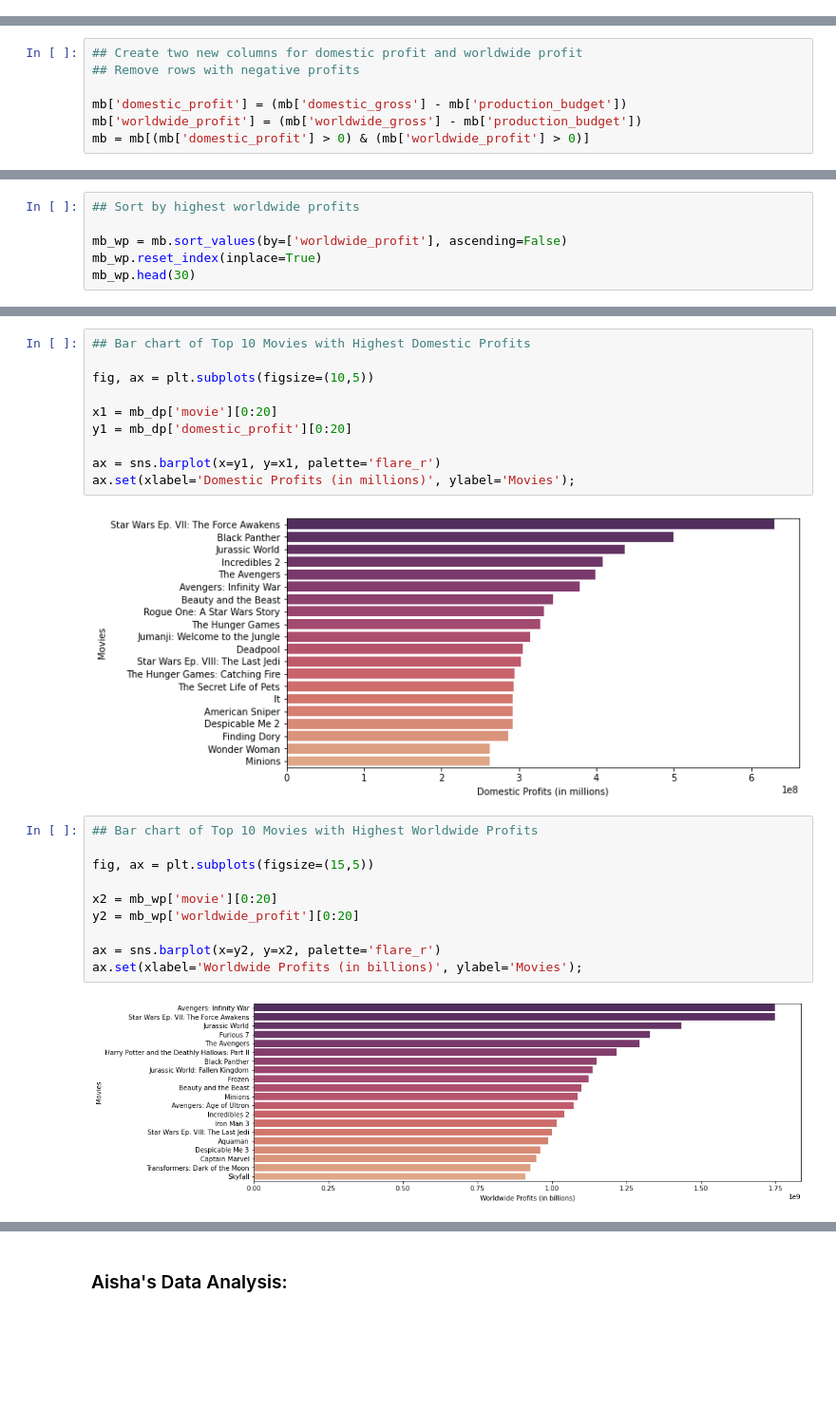
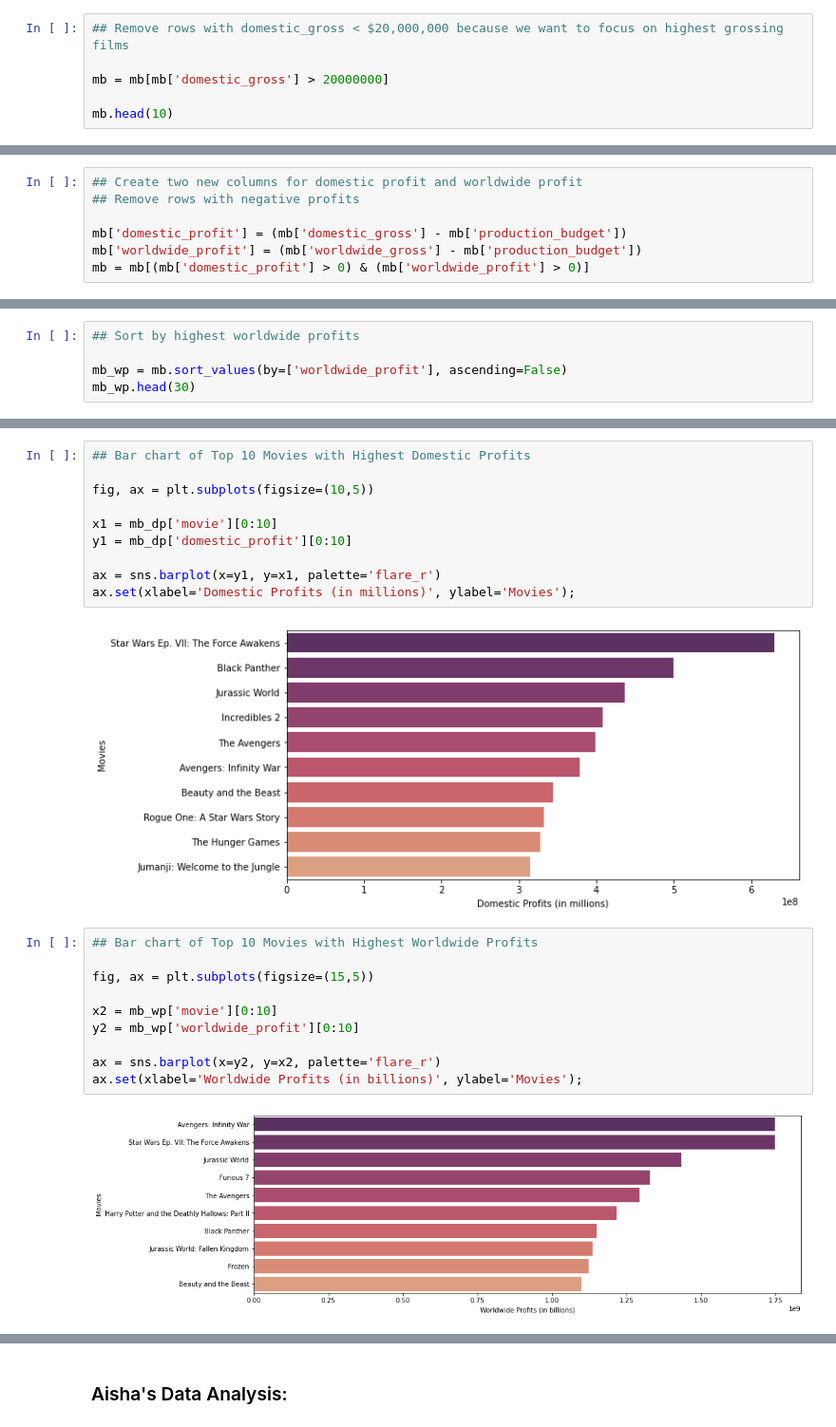
Before and after one commit to alpacanonymous/project1, a Jupyter notebook: final_notebook.ipynb, the cells around one changed output, grey strips where cells are left out. Shown at 95% size. Drawn from its saved outputs; the diff is of its cells as text; blank space fills up the shorter version.

```diff
--- a/final_notebook.ipynb
+++ b/final_notebook.ipynb
@@ -112,0 +126,6 @@ memory usage: 271.2+ KB
+# %%
+## Remove rows with domestic_gross < $20,000,000 because we want to focus on highest grossing films
+
+mb = mb[mb['domestic_gross'] > 20000000]
+
+mb.head(10)
@@ -177,6 +193,5 @@ mb_dp.head(30)
 ## Sort by highest worldwide profits
 
 mb_wp = mb.sort_values(by=['worldwide_profit'], ascending=False)
-mb_wp.reset_index(inplace=True)
 mb_wp.head(30)
 # %% [output]
@@ -202,25 +217,25 @@ mb_wp.head(30)
 
 fig, ax = plt.subplots(figsize=(10,5))
 
-x1 = mb_dp['movie'][0:20]
-y1 = mb_dp['domestic_profit'][0:20]
+x1 = mb_dp['movie'][0:10]
+y1 = mb_dp['domestic_profit'][0:10]
 
 ax = sns.barplot(x=y1, y=x1, palette='flare_r')
 ax.set(xlabel='Domestic Profits (in millions)', ylabel='Movies');
 # %% [output]
-[figure, old version]
+[figure, new version]
 # %%
 ## Bar chart of Top 10 Movies with Highest Worldwide Profits
 
 fig, ax = plt.subplots(figsize=(15,5))
 
-x2 = mb_wp['movie'][0:20]
-y2 = mb_wp['worldwide_profit'][0:20]
+x2 = mb_wp['movie'][0:10]
+y2 = mb_wp['worldwide_profit'][0:10]
 
 ax = sns.barplot(x=y2, y=x2, palette='flare_r')
 ax.set(xlabel='Worldwide Profits (in billions)', ylabel='Movies');
 # %% [output]
-[figure, old version]
+[figure, new version]
 # %% [markdown]
 #### <b>Observations & Insights:</b>
 <ul>
```
Also changed, not shown: parts of 11 cells of this notebook, 1 other file.
